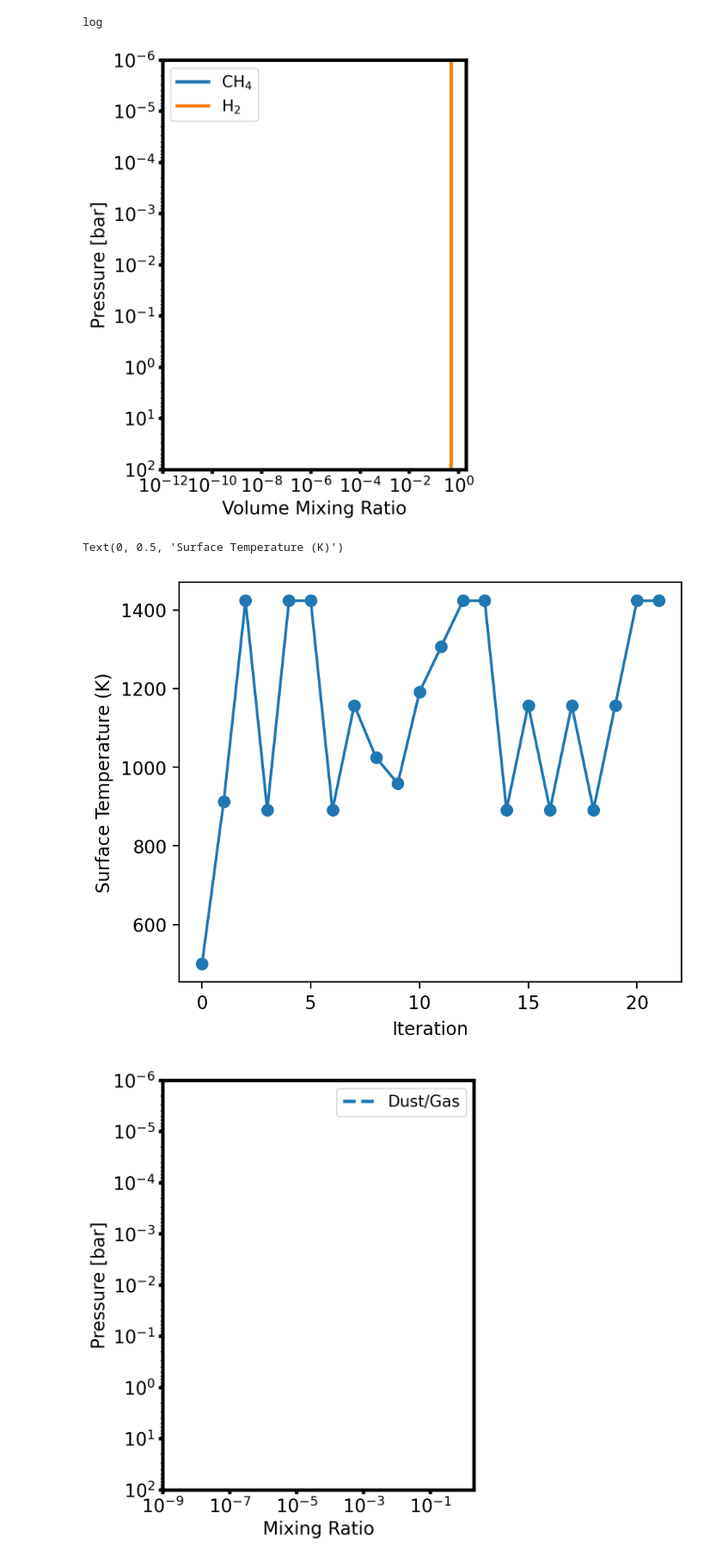
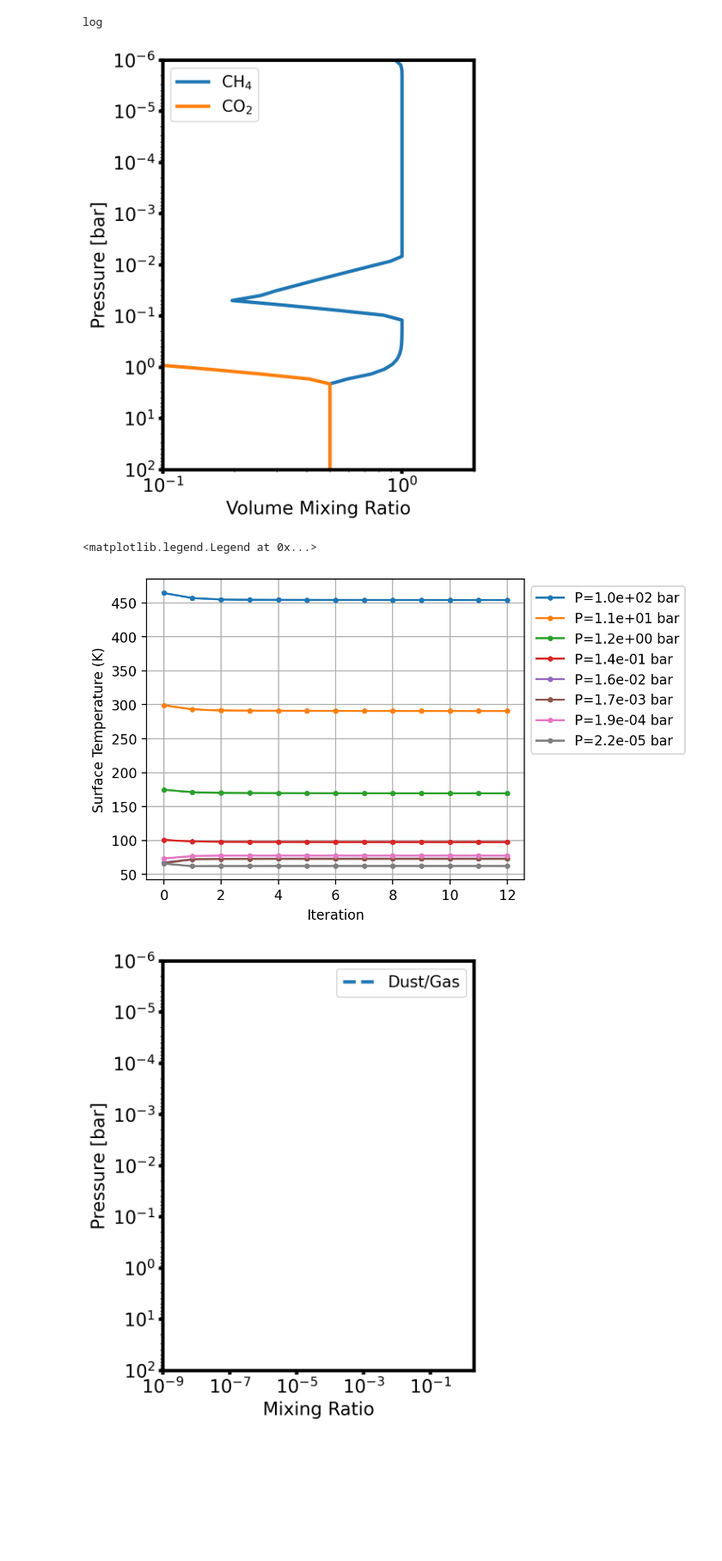
Before and after one commit to DavidDahlbudding/chelio, a Jupyter notebook: analyze/1_IndividualRun.ipynb, the cells around one changed output. Shown at 86% size. Cells and saved outputs as stored; diff of their text form; code cells hidden in the pictures; blank space fills up the shorter version.

Commit message:
Start from previous higher Tint solution and enforce convection loop

```diff
--- a/analyze/1_IndividualRun.ipynb
+++ b/analyze/1_IndividualRun.ipynb
@@ -16,7 +16,7 @@ from mixfile_utils import p_sat
 # Load a single simulation run
 # All data loading, parsing, and iteration handling is done by ChelioRun.
 output_folder = "../output/CIA_comparison_HELIOS/"
-run_name = "CIA_H2-CH4_eq_2011_Tex=600K_Tint=250K_Psurf=100bar"
+run_name = "CIA_CO2-CH4_2020_Tint=140K_Psurf=100bar"
 #run_name = "Earth_Tint=150K_Psurf=10bar_aH=1.0_aC=0.1_aO=0.01_aN=1.0"
 #run_name = "Earth_P0=1e8_Tint=50_CplusO=1e-2_CtoO=0.59"
 #run_name = "test"
@@ -132,9 +133,9 @@ plt.show()
 # %%
 # Plot molecular mixing ratios for the final converged step
-i = -5
+i = -1
 
 # Find
-threshold = 1e-12
+threshold = 1e-1
 
 if threshold is not None:
     mask = run.mols_vmr[i] > threshold
@@ -173,32 +174,40 @@ if False: # plot missing fraction as a reference
 print(ax.get_xscale())
 ax.set_xscale('log')
 ax.set_xlim(threshold, 2)
-ax.set_xticks([1e-12, 1e-10, 1e-8, 1e-6, 1e-4, 1e-2, 1e0])
+#ax.set_xticks([1e-12, 1e-10, 1e-8, 1e-6, 1e-4, 1e-2, 1e0])
 ax.set_ylim(np.nanmax(run.pressures_bar), np.nanmin(run.pressures_bar))
 ax.set_xlabel("Volume Mixing Ratio")
 ax.set_title(run.run_name.replace("_", ", "))
 
 # turn on preferred options
 #set_white(ax)
-increase_size(ax, linewidth=3, fontsize=16, legendcols=1)
+increase_size(ax, linewidth=3, fontsize=16, legendcols=1, legendloc='upper left')
 ax.set_title('', fontsize=16)
 #ax.set_ylabel('')
 plt.tight_layout()
-#plt.savefig(f"images/CIA_Paper/FinalChem_{run_name}.pdf", format="pdf", transparent=True)
+plt.savefig(f"images/CIA_Paper/FinalChem_{run_name}.svg") #, format="pdf", transparent=True)
 
 plt.show()
 # %% [output]
 log
-[figure, old version]
+[figure, new version]
 # %%
 # plot Tsurf(iteration) to see convergence
 fig, ax = plt.subplots(1, 1, figsize=(5, 4))
-ax.plot(run.temperatures_K[:,0], marker='o')
+
+step = 10
+for i in range(int(run.temperatures_K.shape[1]/step)):
+    line =ax.plot(run.temperatures_K[2:, step*i], marker='.', label=f"P={run.pressures_bar[0, step*i]:.1e} bar")
+    # plot t(p_sat)
+
 ax.set_xlabel("Iteration")
 ax.set_ylabel("Surface Temperature (K)")
+#ax.set_ylim(50, 300)
+plt.grid()
+plt.legend(bbox_to_anchor=(1, 1))
 # %% [output]
-Text(0, 0.5, 'Surface Temperature (K)')
+<matplotlib.legend.Legend at 0x...>
-[figure, old version]
+[figure, new version]
 # %%
 # plot the dust "mixing ratios"
 i = -1
```
Also changed, not shown: parts of 8 cells of this notebook, 7 other files.
